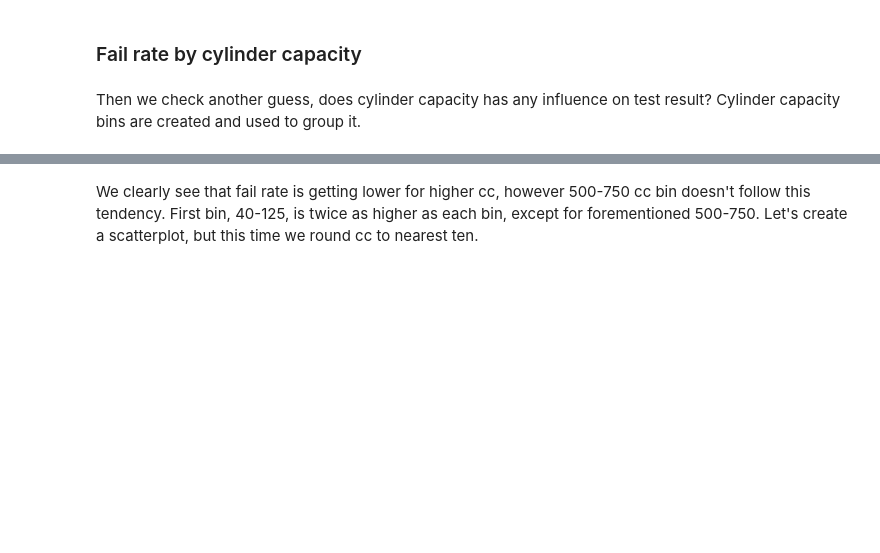
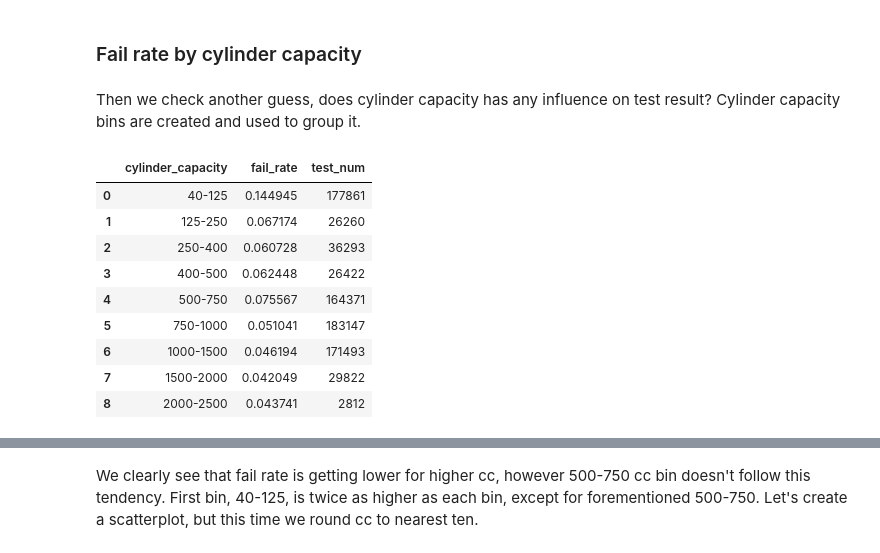
Before and after one commit to sttseitlin/MOT-test-for-motorcycles, a Jupyter notebook: moto.ipynb, the cells around one changed output, grey strips where cells are left out. Saved outputs shown, nothing was run; the diff lists cells and outputs as text; code cells hidden in the pictures; blank space fills up the shorter version.

```diff
--- a/moto.ipynb
+++ b/moto.ipynb
@@ -1821,6 +1196,19 @@ fail_rate_by_cc_bins = fail_rate_calc(
     sort_col='cylinder_capacity',
     to_drop=False
 )
+# %%
+fail_rate_by_cc_bins
+# %% [output]
+|  | cylinder_capacity | fail_rate | test_num |
+| 0 | 40-125 | 0.144945 | 177861 |
+| 1 | 125-250 | 0.067174 | 26260 |
+| 2 | 250-400 | 0.060728 | 36293 |
+| 3 | 400-500 | 0.062448 | 26422 |
+| 4 | 500-750 | 0.075567 | 164371 |
+| 5 | 750-1000 | 0.051041 | 183147 |
+| 6 | 1000-1500 | 0.046194 | 171493 |
+| 7 | 1500-2000 | 0.042049 | 29822 |
+| 8 | 2000-2500 | 0.043741 | 2812 |
 # %%
 fig = px.bar(
     fail_rate_by_cc_bins,
```
Also changed, not shown: parts of 229 cells of this notebook, 1 other file.
